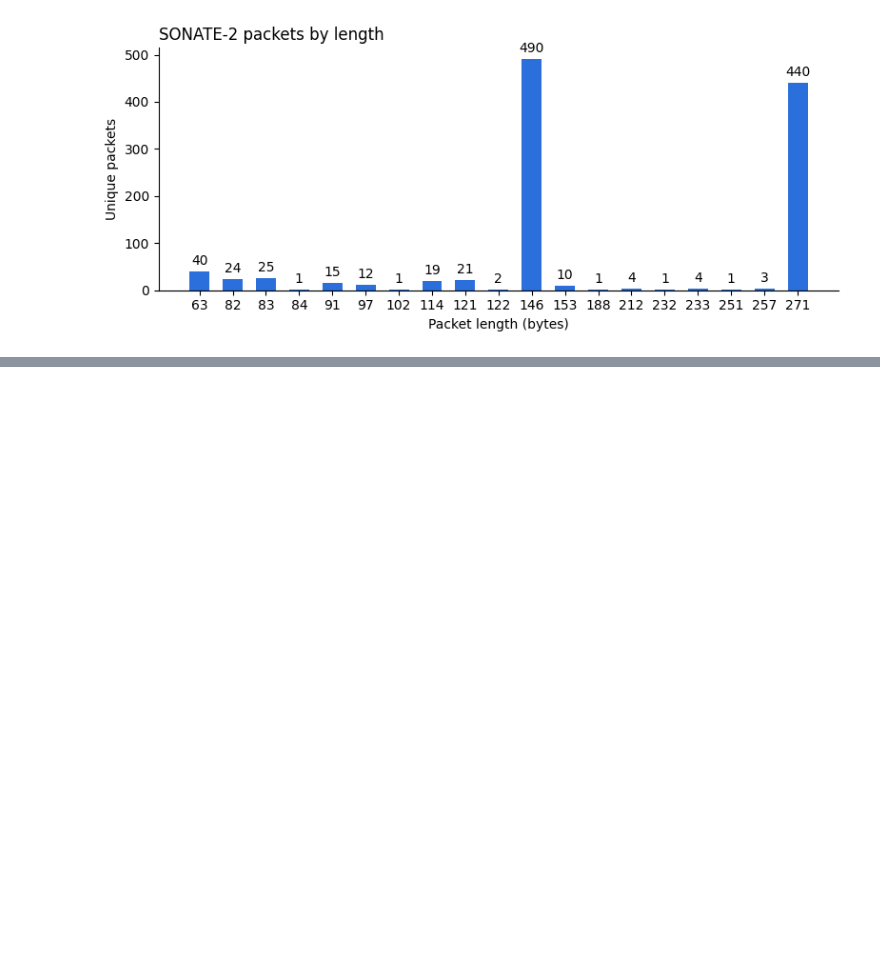
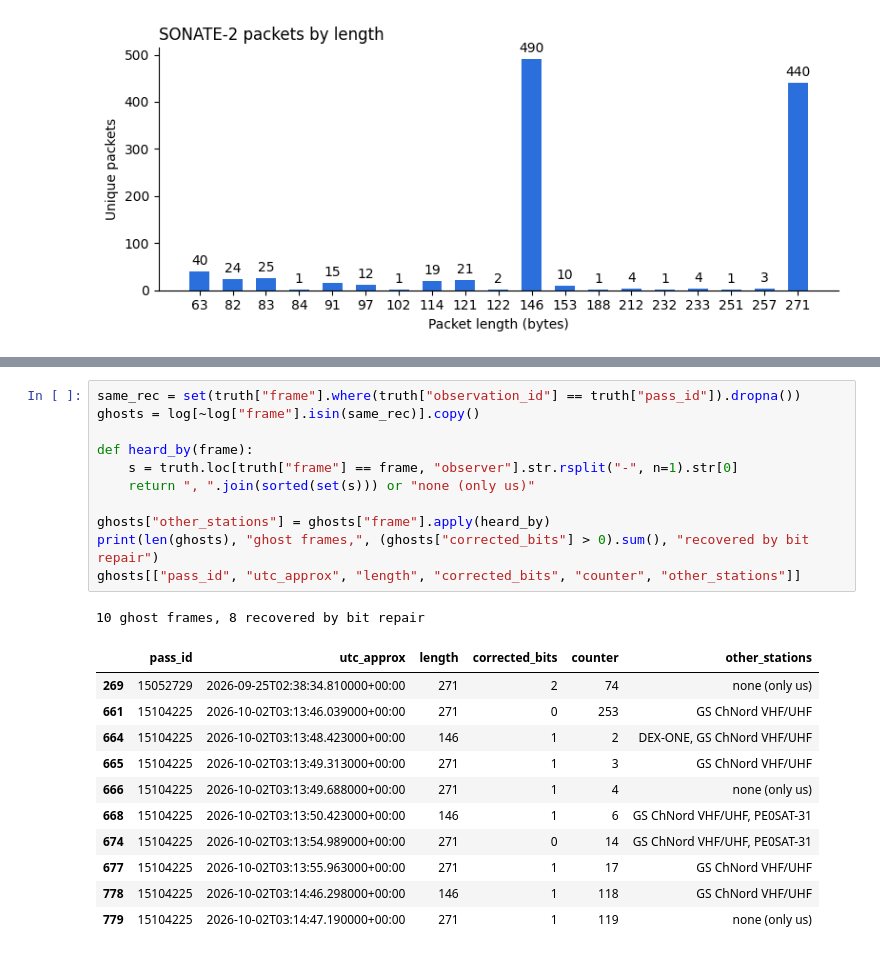
Before and after one commit to nguyen-katie/seds-hack, a Jupyter notebook: satnogs_frames.ipynb, the cells around one changed output, grey strips where cells are left out. Drawn from its saved outputs; the diff is of its cells as text; blank space fills up the shorter version.

```diff
--- a/satnogs_frames.ipynb
+++ b/satnogs_frames.ipynb
@@ -230,0 +271,24 @@ plt.tight_layout()
+# %%
+same_rec = set(truth["frame"].where(truth["observation_id"] == truth["pass_id"]).dropna())
+ghosts = log[~log["frame"].isin(same_rec)].copy()
+
+def heard_by(frame):
+    s = truth.loc[truth["frame"] == frame, "observer"].str.rsplit("-", n=1).str[0]
+    return ", ".join(sorted(set(s))) or "none (only us)"
+
+ghosts["other_stations"] = ghosts["frame"].apply(heard_by)
+print(len(ghosts), "ghost frames,", (ghosts["corrected_bits"] > 0).sum(), "recovered by bit repair")
+ghosts[["pass_id", "utc_approx", "length", "corrected_bits", "counter", "other_stations"]]
+# %% [output]
+10 ghost frames, 8 recovered by bit repair
+|  | pass_id | utc_approx | length | corrected_bits | counter | other_stations |
+| 269 | 15052729 | 2026-09-25T02:38:34.810000+00:00 | 271 | 2 | 74 | none (only us) |
+| 661 | 15104225 | 2026-10-02T03:13:46.039000+00:00 | 271 | 0 | 253 | GS ChNord VHF/UHF |
+| 664 | 15104225 | 2026-10-02T03:13:48.423000+00:00 | 146 | 1 | 2 | DEX-ONE, GS ChNord VHF/UHF |
+| 665 | 15104225 | 2026-10-02T03:13:49.313000+00:00 | 271 | 1 | 3 | GS ChNord VHF/UHF |
+| 666 | 15104225 | 2026-10-02T03:13:49.688000+00:00 | 271 | 1 | 4 | none (only us) |
+| 668 | 15104225 | 2026-10-02T03:13:50.423000+00:00 | 146 | 1 | 6 | GS ChNord VHF/UHF, PE0SAT-31 |
+| 674 | 15104225 | 2026-10-02T03:13:54.989000+00:00 | 271 | 0 | 14 | GS ChNord VHF/UHF, PE0SAT-31 |
+| 677 | 15104225 | 2026-10-02T03:13:55.963000+00:00 | 271 | 1 | 17 | GS ChNord VHF/UHF |
+| 778 | 15104225 | 2026-10-02T03:14:46.298000+00:00 | 146 | 1 | 118 | GS ChNord VHF/UHF |
+| 779 | 15104225 | 2026-10-02T03:14:47.190000+00:00 | 271 | 1 | 119 | none (only us) |
```
Also changed, not shown: parts of 13 cells of this notebook, 6 other files.
